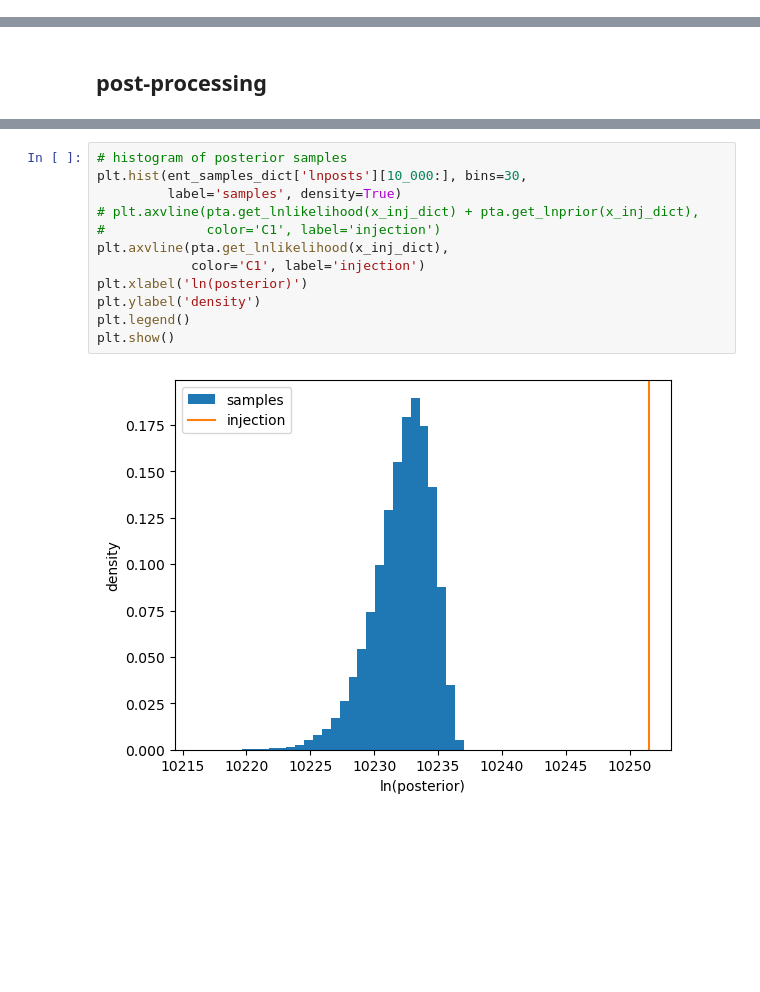
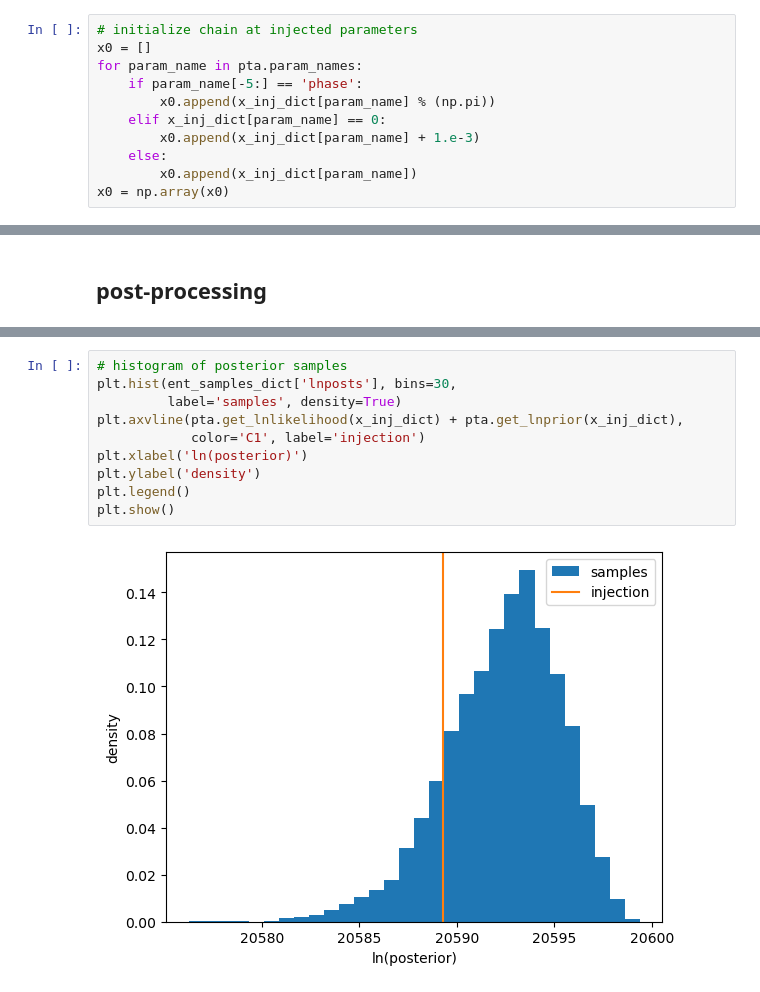
Before and after one commit to aiden-g12321/PTA_joint, a Jupyter notebook: enterprise/enterprise.ipynb, the cells around one changed output, grey strips where cells are left out. Cells and saved outputs as stored; diff of their text form; blank space fills up the shorter version.

```diff
--- a/enterprise/enterprise.ipynb
+++ b/enterprise/enterprise.ipynb
@@ -129,2 +158,13 @@ print(get_lnpost(x_test))
+# %%
+# initialize chain at injected parameters
+x0 = []
+for param_name in pta.param_names:
+    if param_name[-5:] == 'phase':
+        x0.append(x_inj_dict[param_name] % (np.pi))
+    elif x_inj_dict[param_name] == 0:
+        x0.append(x_inj_dict[param_name] + 1.e-3)
+    else:
+        x0.append(x_inj_dict[param_name])
+x0 = np.array(x0)
 # %%
 # set up the sampler:
@@ -193,14 +234,12 @@ plt.show()
 # %%
 # histogram of posterior samples
-plt.hist(ent_samples_dict['lnposts'][10_000:], bins=30,
+plt.hist(ent_samples_dict['lnposts'], bins=30,
          label='samples', density=True)
-# plt.axvline(pta.get_lnlikelihood(x_inj_dict) + pta.get_lnprior(x_inj_dict),
-#             color='C1', label='injection')
-plt.axvline(pta.get_lnlikelihood(x_inj_dict),
+plt.axvline(pta.get_lnlikelihood(x_inj_dict) + pta.get_lnprior(x_inj_dict),
             color='C1', label='injection')
 plt.xlabel('ln(posterior)')
 plt.ylabel('density')
 plt.legend()
 plt.show()
 # %% [output]
-[figure, old version]
+[figure, new version]
```
Also changed, not shown: parts of 15 cells of this notebook, 14 other files.
